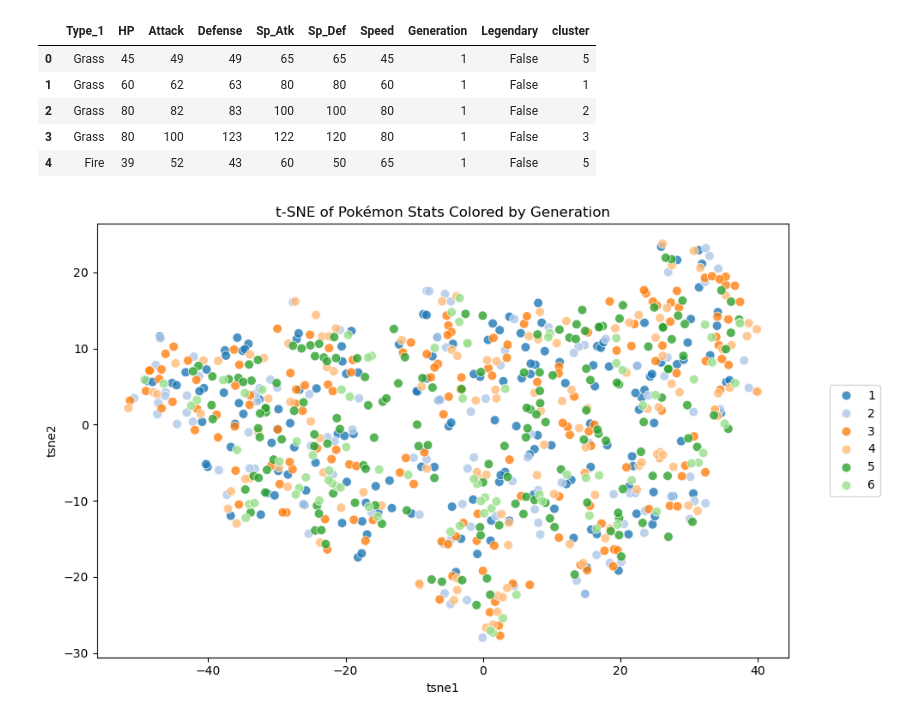
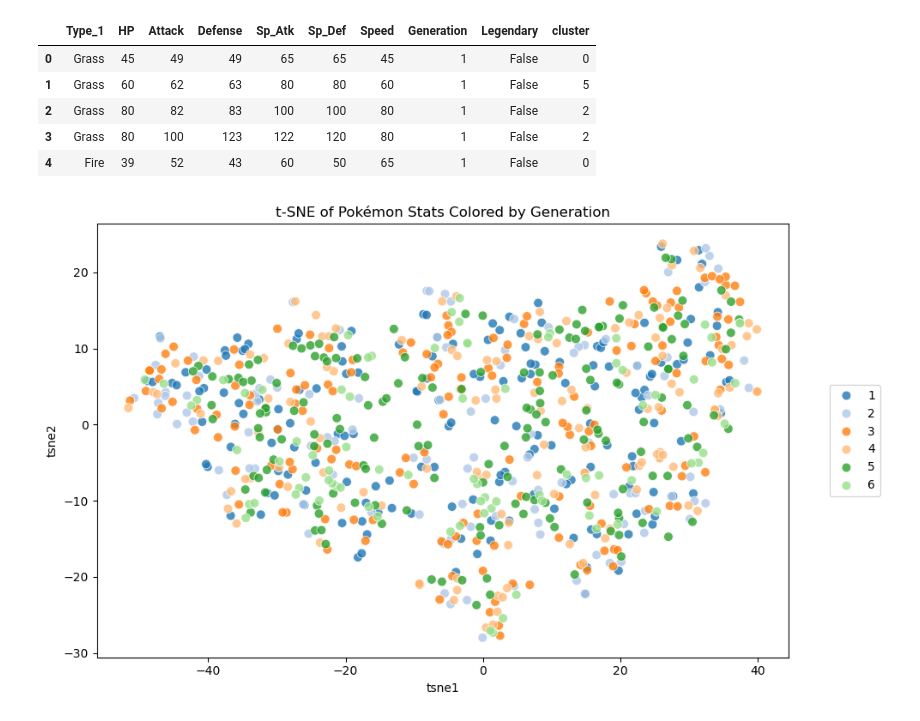
Before and after one commit to ckim115/cs131, a Jupyter notebook: a5/a5_ChristinaBranch.ipynb, the cells around one changed output. Saved outputs shown, nothing was run; the diff lists cells and outputs as text; code cells hidden in the pictures.

```diff
--- a/a5/a5_ChristinaBranch.ipynb
+++ b/a5/a5_ChristinaBranch.ipynb
@@ -4,24 +4,24 @@ from pyspark.ml.evaluation import ClusteringEvaluator
 # %%
 import pandas as pd
 
 # Load the Spark output file
-file_path = "gs://dataproc-staging-us-east1-484410736875-hru3bcdb/clusters.csv/part-00000-02ad663f-9707-494a-aca4-35fdcc392e4b-c000.csv"
+file_path = "gs://dataproc-staging-us-east1-484410736875-hru3bcdb/clusters.csv/part-00000-44c33470-a5f7-42fc-894d-60b8c01d91c1-c000.csv"
 
 # Load into pandas (Spark writes without header)
 df = pd.read_csv(file_path, header=None)
 
 # Assign proper column names
 df.columns = ["Type_1", "HP", "Attack", "Defense", "Sp_Atk", "Sp_Def", "Speed", "Generation", "Legendary", "cluster"]
 
 # Show preview
 df.head()
 # %% [output]
 |  | Type_1 | HP | Attack | Defense | Sp_Atk | Sp_Def | Speed | Generation | Legendary | cluster |
-| 0 | Grass | 45 | 49 | 49 | 65 | 65 | 45 | 1 | False | 5 |
-| 1 | Grass | 60 | 62 | 63 | 80 | 80 | 60 | 1 | False | 1 |
+| 0 | Grass | 45 | 49 | 49 | 65 | 65 | 45 | 1 | False | 0 |
+| 1 | Grass | 60 | 62 | 63 | 80 | 80 | 60 | 1 | False | 5 |
 | 2 | Grass | 80 | 82 | 83 | 100 | 100 | 80 | 1 | False | 2 |
-| 3 | Grass | 80 | 100 | 123 | 122 | 120 | 80 | 1 | False | 3 |
-| 4 | Fire | 39 | 52 | 43 | 60 | 50 | 65 | 1 | False | 5 |
+| 3 | Grass | 80 | 100 | 123 | 122 | 120 | 80 | 1 | False | 2 |
+| 4 | Fire | 39 | 52 | 43 | 60 | 50 | 65 | 1 | False | 0 |
 # %%
 from sklearn.manifold import TSNE
 import numpy as np
```
Also changed, not shown: parts of 3 cells of this notebook, 2 other files.
